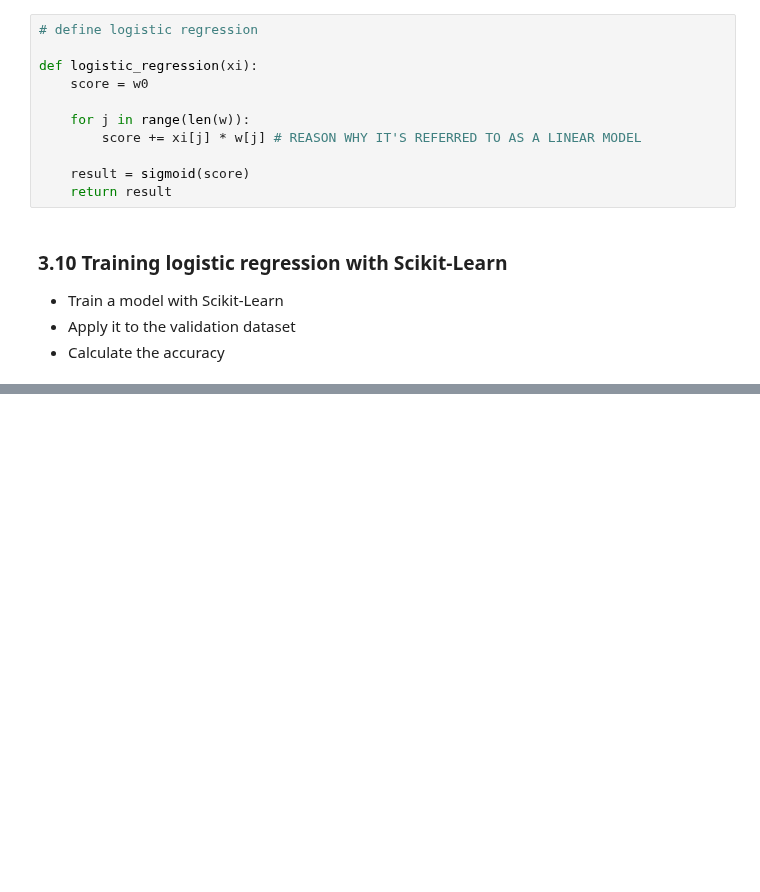
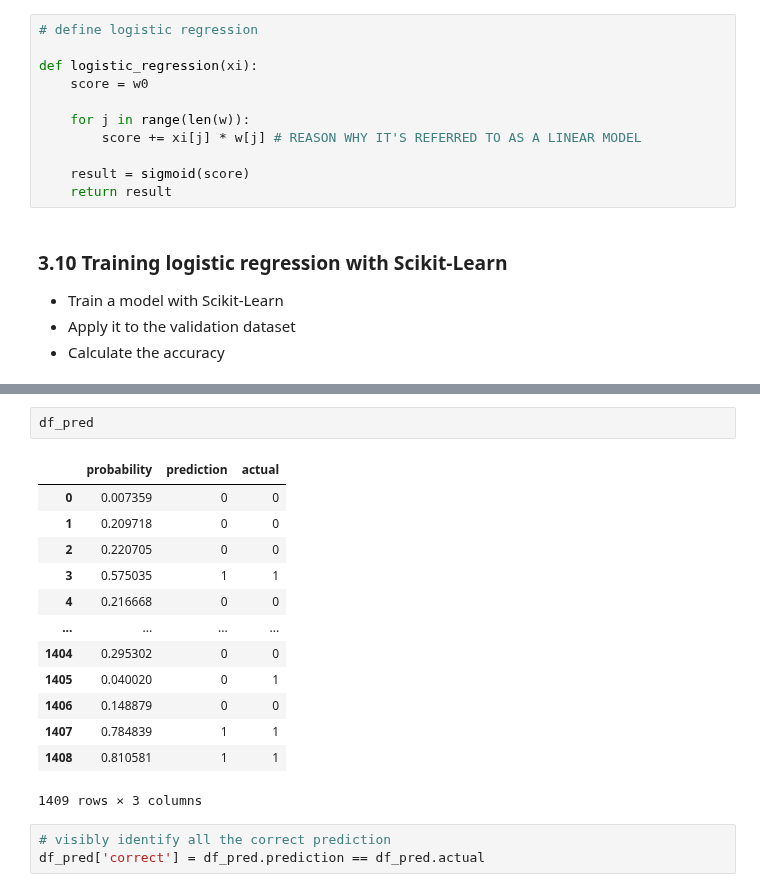
Before and after one commit to EfomahFidelis/Machine-Learning-Zoomcamp, a Jupyter notebook: price_predict_proj/notebooks/03_churn_prediction/03_churn_prediction.ipynb, the cells around one changed output, grey strips where cells are left out. Saved outputs shown, nothing was run; the diff lists cells and outputs as text; blank space fills up the shorter version.

```diff
--- a/price_predict_proj/notebooks/03_churn_prediction/03_churn_prediction.ipynb
+++ b/price_predict_proj/notebooks/03_churn_prediction/03_churn_prediction.ipynb
@@ -1262,0 +1419,19 @@ def logistic_regression(xi):
+# %%
+df_pred
+# %% [output]
+|  | probability | prediction | actual |
+| 0 | 0.007359 | 0 | 0 |
+| 1 | 0.209718 | 0 | 0 |
+| 2 | 0.220705 | 0 | 0 |
+| 3 | 0.575035 | 1 | 1 |
+| 4 | 0.216668 | 0 | 0 |
+| ... | ... | ... | ... |
+| 1404 | 0.295302 | 0 | 0 |
+| 1405 | 0.040020 | 0 | 1 |
+| 1406 | 0.148879 | 0 | 0 |
+| 1407 | 0.784839 | 1 | 1 |
+| 1408 | 0.810581 | 1 | 1 |
+1409 rows × 3 columns
+# %%
+# visibly identify all the correct prediction
+df_pred['correct'] = df_pred.prediction == df_pred.actual
```
Also changed, not shown: parts of 28 cells of this notebook.
